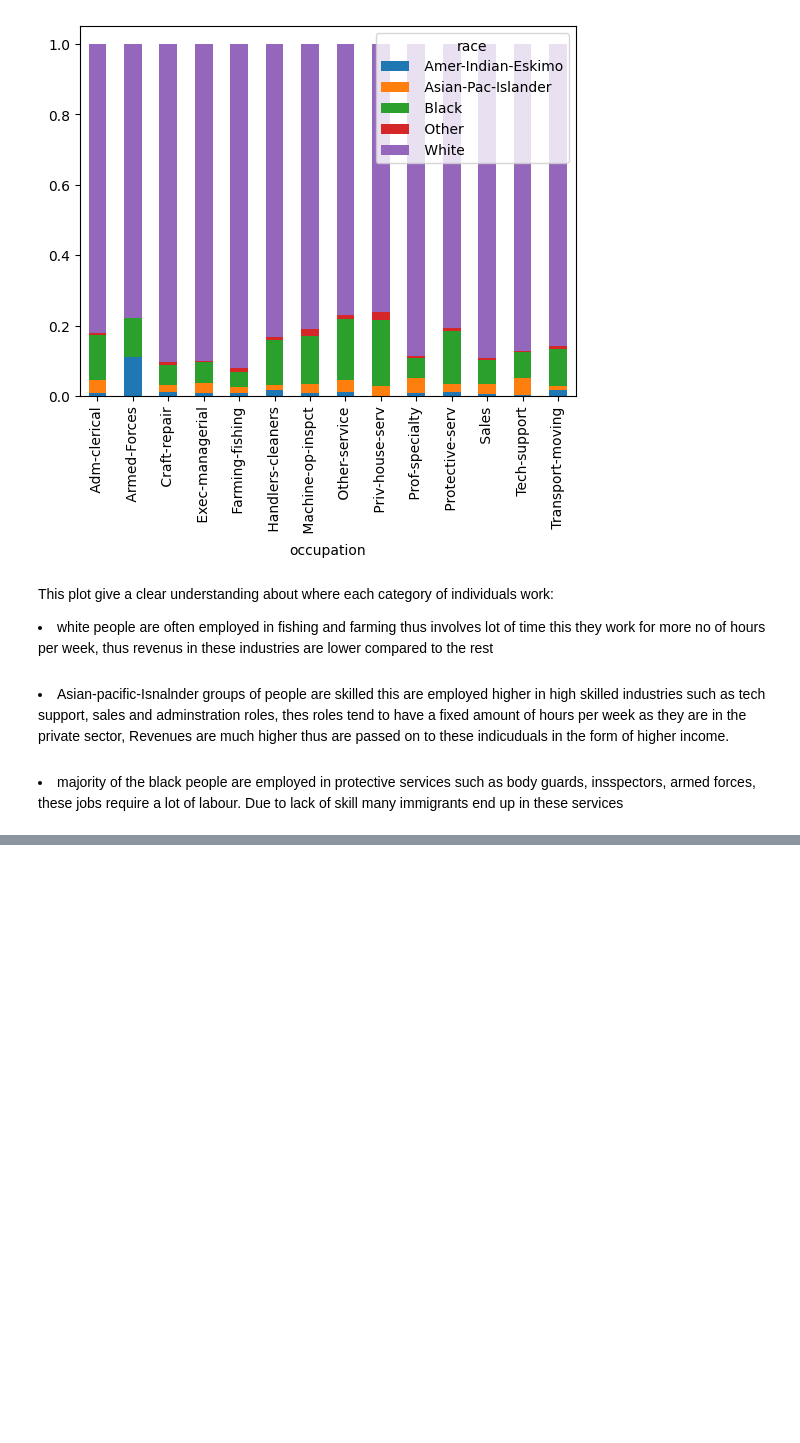
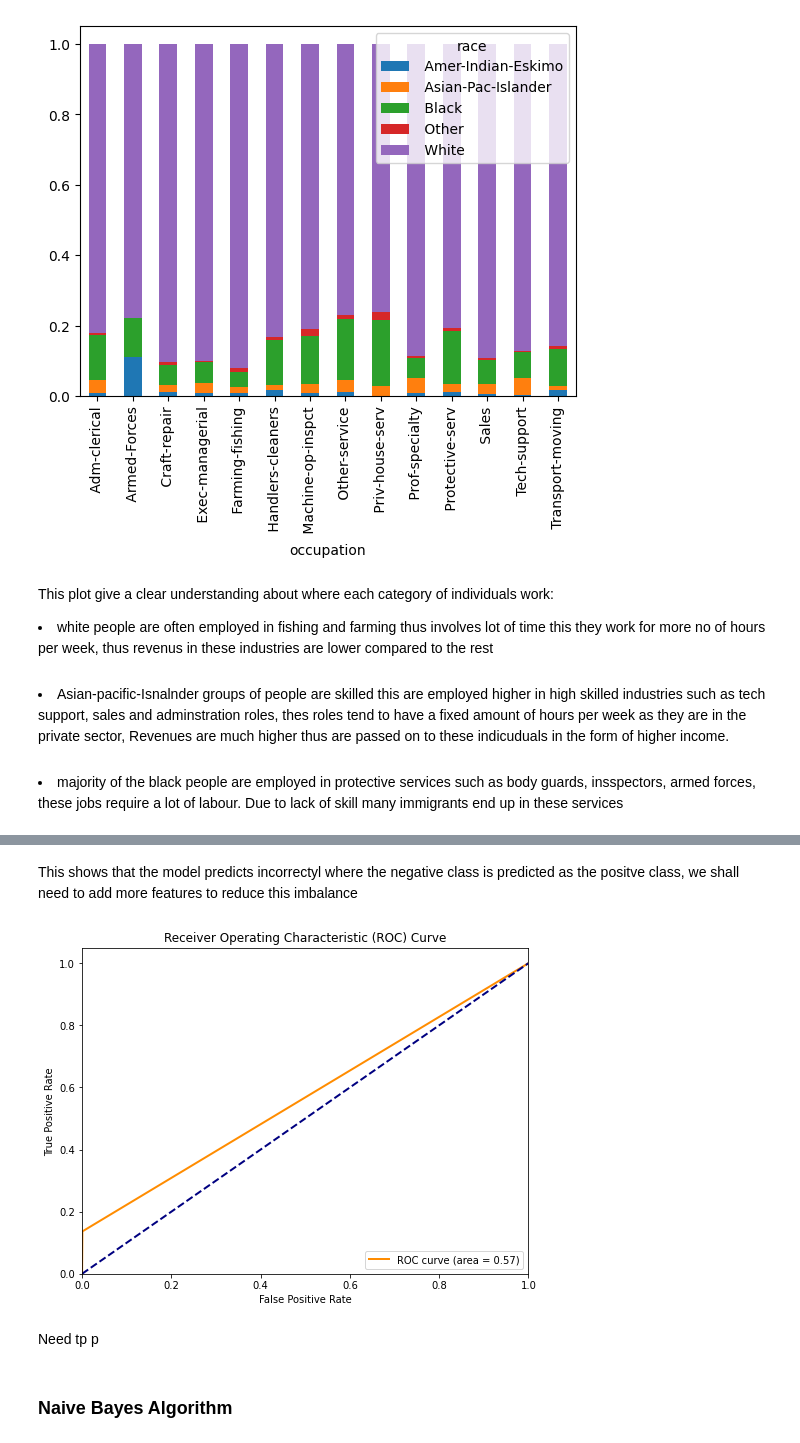
Before and after one commit to hammaadrizwan/Income-Classifier-using-Ensemble-algorithm, a Jupyter notebook: Notebook.ipynb, the cells around one changed output, grey strips where cells are left out. Saved outputs shown, nothing was run; the diff lists cells and outputs as text; code cells hidden in the pictures; blank space fills up the shorter version.

```diff
--- a/Notebook.ipynb
+++ b/Notebook.ipynb
@@ -338,0 +345,5 @@ This plot give a clear understanding about where each category of individuals wo
+# %%
+adult_data=pd.read_csv('Data/cleaned_adult_data.csv')
+from sklearn.model_selection import train_test_split
+X = adult_data.drop('income',axis=1)
+y = adult_data['income']
@@ -338,0 +412,28 @@ This plot give a clear understanding about where each category of individuals wo
+# %% [markdown]
+This shows that the model predicts incorrectyl where the negative class is predicted as the positve class, we shall need to add more features to reduce this imbalance
+# %%
+# Convert non-binary labels to binary labels
+y_test_binary = np.where(y_test == ' >50K', 1, 0)
+predictions_binary = np.where(predictions == ' >50K', 1, 0)
+
+# Compute ROC curve and ROC area
+fpr, tpr, thresholds = roc_curve(y_test_binary, predictions_binary)
+roc_auc = auc(fpr, tpr)
+
+# Plot ROC curve
+plt.figure(figsize=(8, 6))
+plt.plot(fpr, tpr, color='darkorange', lw=2, label='ROC curve (area = %0.2f)' % roc_auc)
+plt.plot([0, 1], [0, 1], color='navy', lw=2, linestyle='--')
+plt.xlim([0.0, 1.0])
+plt.ylim([0.0, 1.05])
+plt.xlabel('False Positive Rate')
+plt.ylabel('True Positive Rate')
+plt.title('Receiver Operating Characteristic (ROC) Curve')
+plt.legend(loc="lower right")
+plt.show()
+# %% [output]
+[figure, added]
+# %% [markdown]
+Need tp p
+# %% [markdown]
+<h3>Naive Bayes Algorithm</h3>
```
Also changed, not shown: parts of 8 cells of this notebook, 1 other file.
